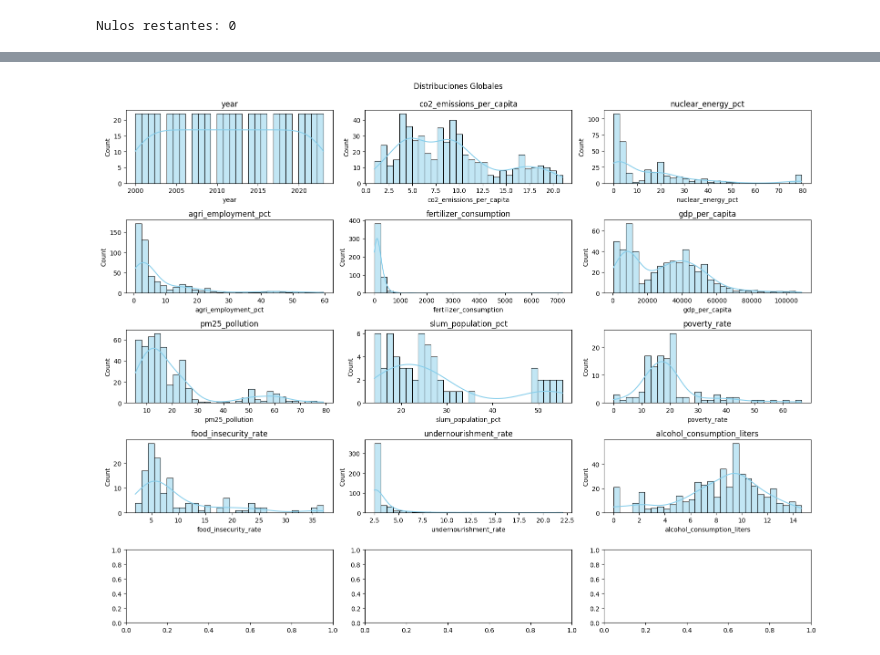
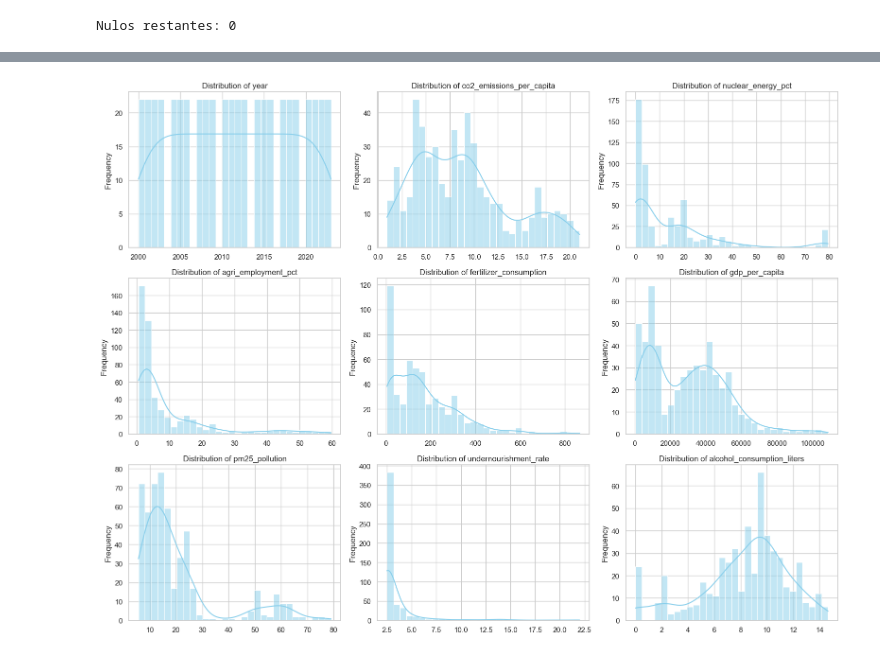
Before and after one commit to valentinabc19/Leukemia-Cancer-Risk-ETL, a Jupyter notebook: api/001_api_eda.ipynb, the cells around one changed output, grey strips where cells are left out. Drawn from its saved outputs; the diff is of its cells as text; code cells hidden in the pictures.

```diff
--- a/api/001_api_eda.ipynb
+++ b/api/001_api_eda.ipynb
@@ -778,3 +667,0 @@ df['poverty_rate'] = df.groupby('year')['poverty_rate'].transform(lambda x: x.fi
-# %%
-# Asegurar que años posteriores al cierre sean cero
-df.loc[(df['country'] == 'germany') & (df['year'] > 2022), 'nuclear_energy_pct'] = 0
@@ -905,16 +825,0 @@ plt.show()
-# %%
-fig, axes = plt.subplots(n_rows, n_cols, figsize=(16, 4 * n_rows))
-axes = axes.flatten()
-
-for i, col in enumerate(pct_indicators):
-    axes[i].hist(df[col].dropna(), bins=30, color='lightblue', edgecolor='black')
-    axes[i].set_title(f'{col}\nNon-null values: {df[col].count()}')
-    axes[i].set_xlabel('Value')
-    axes[i].set_ylabel('Frequency')
-
-for j in range(i + 1, len(axes)):
-    fig.delaxes(axes[j])
-
-plt.tight_layout()
-plt.suptitle('Histograms of Numeric Variables', fontsize=16, y=1.02)
-plt.show()
@@ -923,7 +826,5 @@ plt.show()
 # %%
-cols_to_check = ['agri_employment_pct', 'slum_population_pct', 'poverty_rate']
-
-for col in cols_to_check:
+for col in indicators:
     plt.figure(figsize=(14, 6))
     sns.boxplot(data=df, x='country', y=col)
     plt.title(f'Boxplot of {col} by Country')
@@ -936,0 +856,3 @@ for col in cols_to_check:
+# %%
+percentile_90 = np.percentile(df[df['country'] == 'france']['fertilizer_consumption'], 90)
+df.loc[(df['country'] == 'france') & (df['fertilizer_consumption'] > percentile_90), 'fertilizer_consumption'] = percentile_90
@@ -939,13 +884,17 @@ for col in cols_to_check:
 # %%
-numeric_cols = df.select_dtypes(include='number').columns
+indicator_columns = df.select_dtypes(include='number').columns
 
-fig, axes = plt.subplots(nrows=(len(numeric_cols) // 3 + 1), ncols=3, figsize=(16, 12))
-axes = axes.flatten()
-for i, col in enumerate(numeric_cols):
-    sns.histplot(df[col], bins=30, ax=axes[i], kde=True, color='skyblue')
-    axes[i].set_title(col)
+sns.set(style="whitegrid")
+plt.figure(figsize=(16, 12))
+
+for i, col in enumerate(indicator_columns[:9], 1):
+    plt.subplot(3, 3, i)
+    sns.histplot(data=df, x=col, kde=True, bins=30, color='skyblue')
+    plt.title(f'Distribution of {col}')
+    plt.xlabel('')
+    plt.ylabel('Frequency')
+
 plt.tight_layout()
-plt.suptitle("Distribuciones Globales", y=1.02)
 plt.show()
 # %% [output]
-[figure, old version]
+[figure, new version]
```
Also changed, not shown: parts of 46 cells of this notebook.
